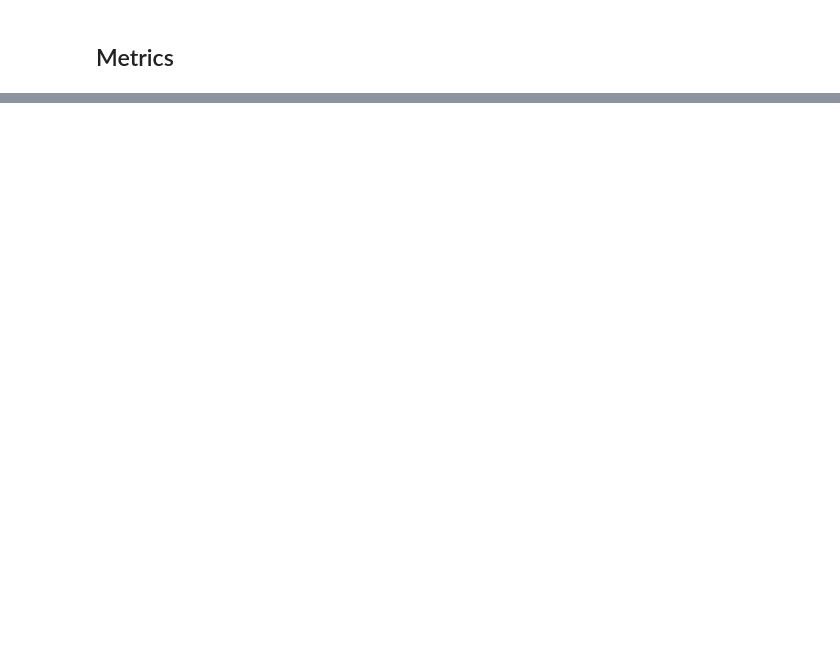
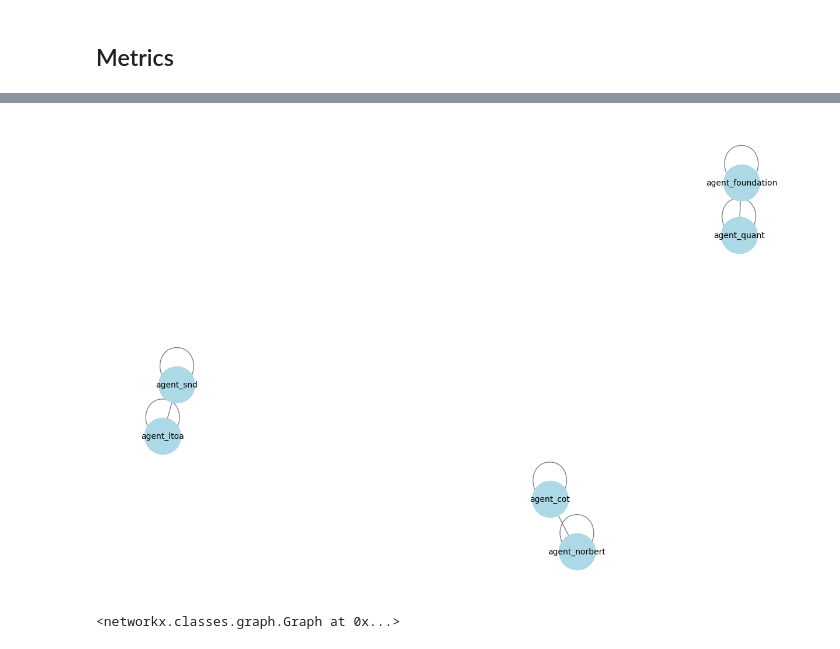
Before and after one commit to LilaShiba/SND_Agents, a Jupyter notebook: explore.ipynb, the cells around one changed output, grey strips where cells are left out. Drawn from its saved outputs; the diff is of its cells as text; code cells hidden in the pictures; blank space fills up the shorter version.

```diff
--- a/explore.ipynb
+++ b/explore.ipynb
@@ -105,0 +220,6 @@ metrics = ThoughtDiversity(test_pack)
+# %%
+test_pack.update_edges()
+test_pack.graph()
+# %% [output]
+[figure, added]
+<networkx.classes.graph.Graph at 0x...>
```
Also changed, not shown: parts of 11 cells of this notebook, 2 other files.
